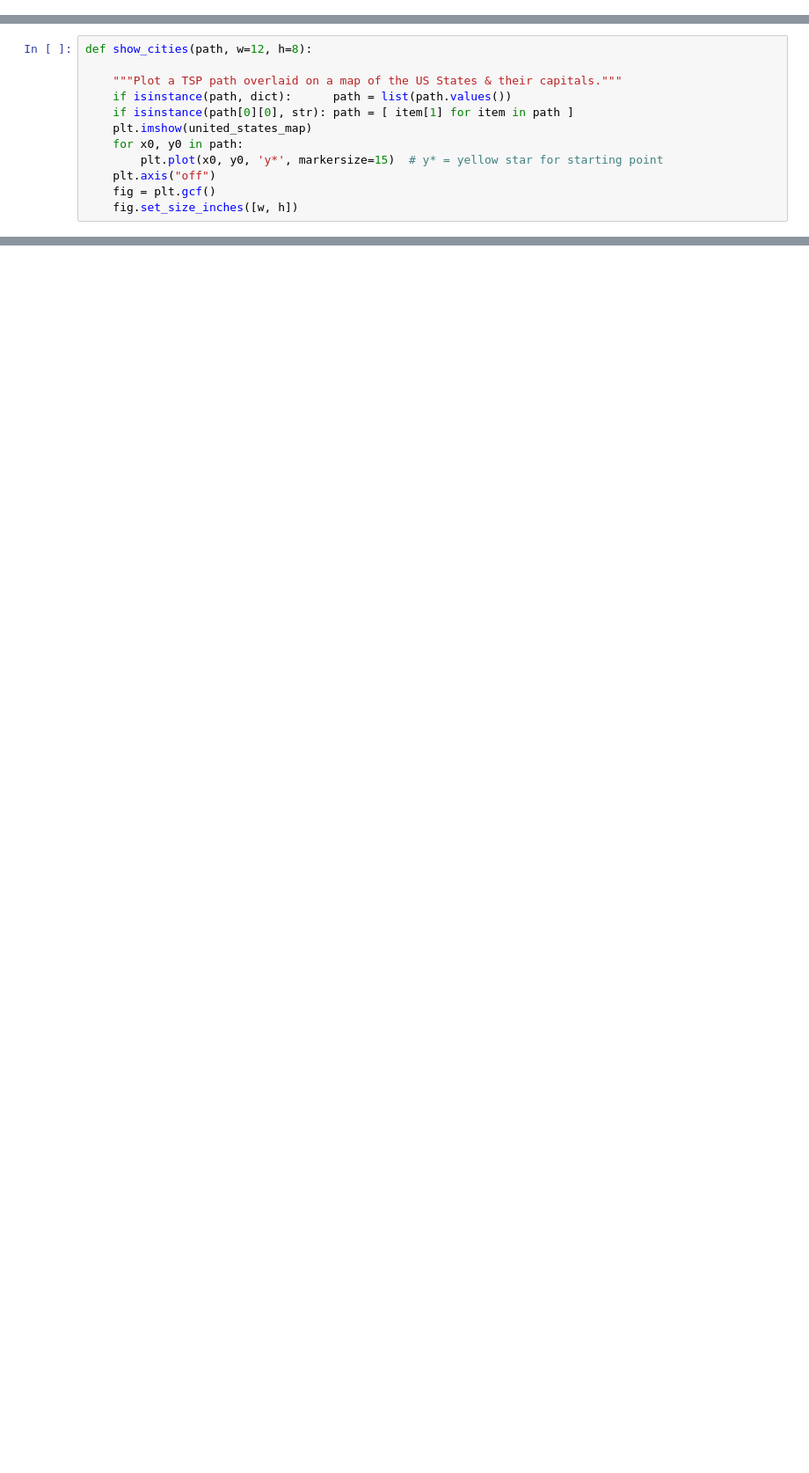
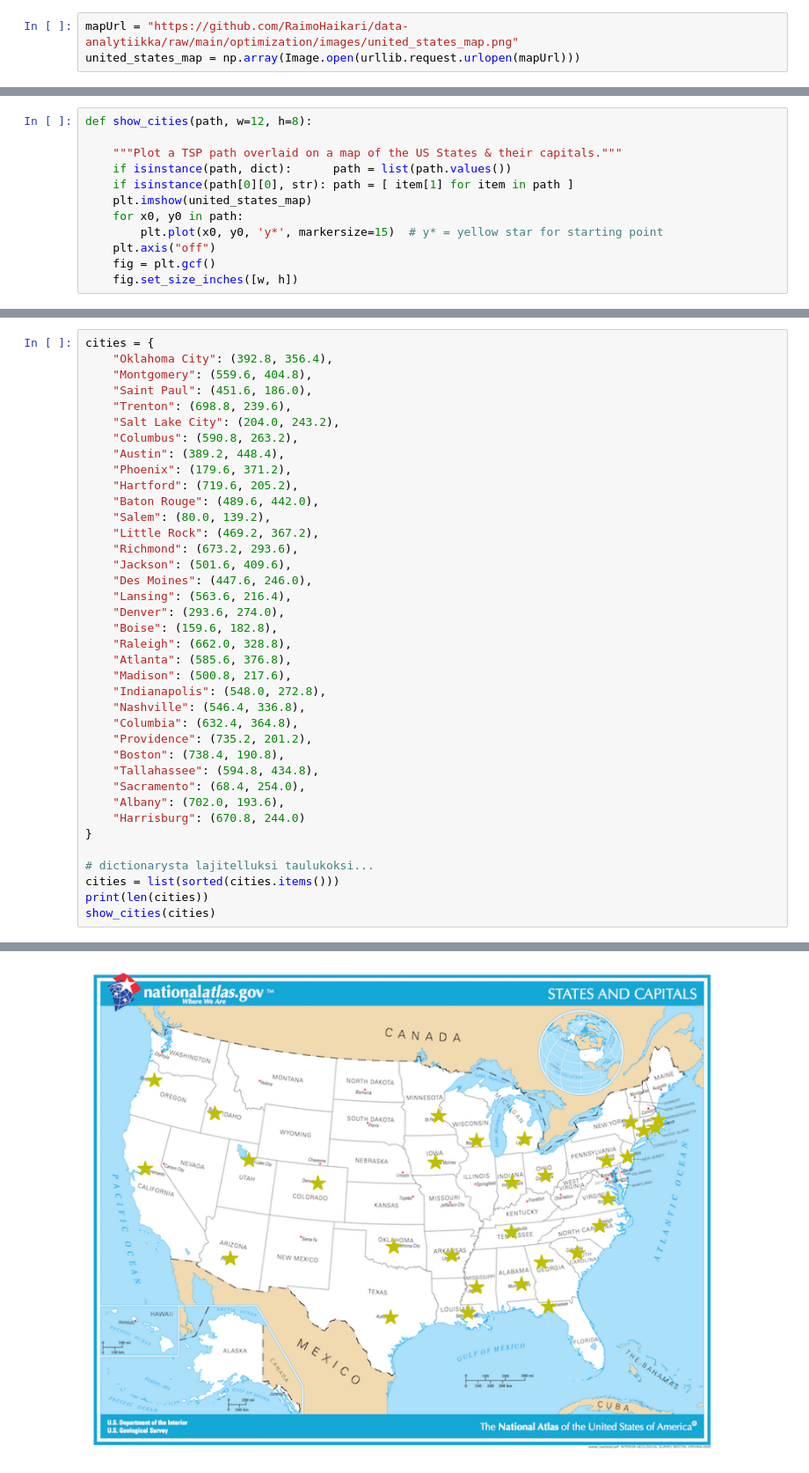
Before and after one commit to RaimoHaikari/data-analytiikka, a Jupyter notebook: optimization/ant-colonyt-optimization-algorithm.ipynb, the cells around one changed output, grey strips where cells are left out. Shown at 88% size. Drawn from its saved outputs; the diff is of its cells as text; blank space fills up the shorter version.

```diff
--- a/optimization/ant-colonyt-optimization-algorithm.ipynb
+++ b/optimization/ant-colonyt-optimization-algorithm.ipynb
@@ -26,0 +43,3 @@ united_states_map = mpimg.imread("./images/united_states_map.png")
+# %%
+mapUrl = "https://github.com/RaimoHaikari/data-analytiikka/raw/main/optimization/images/united_states_map.png"
+united_states_map = np.array(Image.open(urllib.request.urlopen(mapUrl)))
@@ -38,0 +101,39 @@ def show_cities(path, w=12, h=8):
+# %%
+cities = {
+    "Oklahoma City": (392.8, 356.4),
+    "Montgomery": (559.6, 404.8),
+    "Saint Paul": (451.6, 186.0),
+    "Trenton": (698.8, 239.6),
+    "Salt Lake City": (204.0, 243.2),
+    "Columbus": (590.8, 263.2),
+    "Austin": (389.2, 448.4),
+    "Phoenix": (179.6, 371.2),
+    "Hartford": (719.6, 205.2),
+    "Baton Rouge": (489.6, 442.0),
+    "Salem": (80.0, 139.2),
+    "Little Rock": (469.2, 367.2),
+    "Richmond": (673.2, 293.6),
+    "Jackson": (501.6, 409.6),
+    "Des Moines": (447.6, 246.0),
+    "Lansing": (563.6, 216.4),
+    "Denver": (293.6, 274.0),
+    "Boise": (159.6, 182.8),
+    "Raleigh": (662.0, 328.8),
+    "Atlanta": (585.6, 376.8),
+    "Madison": (500.8, 217.6),
+    "Indianapolis": (548.0, 272.8),
+    "Nashville": (546.4, 336.8),
+    "Columbia": (632.4, 364.8),
+    "Providence": (735.2, 201.2),
+    "Boston": (738.4, 190.8),
+    "Tallahassee": (594.8, 434.8),
+    "Sacramento": (68.4, 254.0),
+    "Albany": (702.0, 193.6),
+    "Harrisburg": (670.8, 244.0)
+}
+
+# dictionarysta lajitelluksi taulukoksi...
+cities = list(sorted(cities.items()))
+print(len(cities))
+show_cities(cities)
+# %% [output]
@@ -38,0 +141 @@ def show_cities(path, w=12, h=8):
+[figure, added]
```
Also changed, not shown: parts of 17 cells of this notebook.
